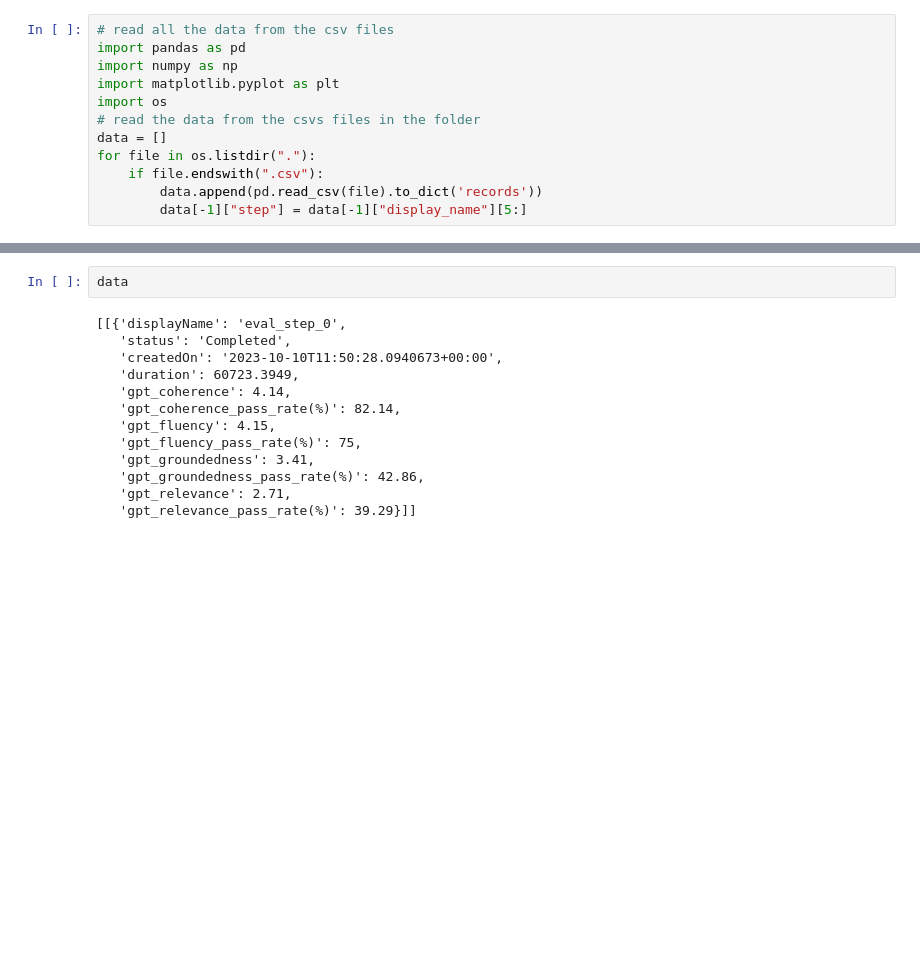
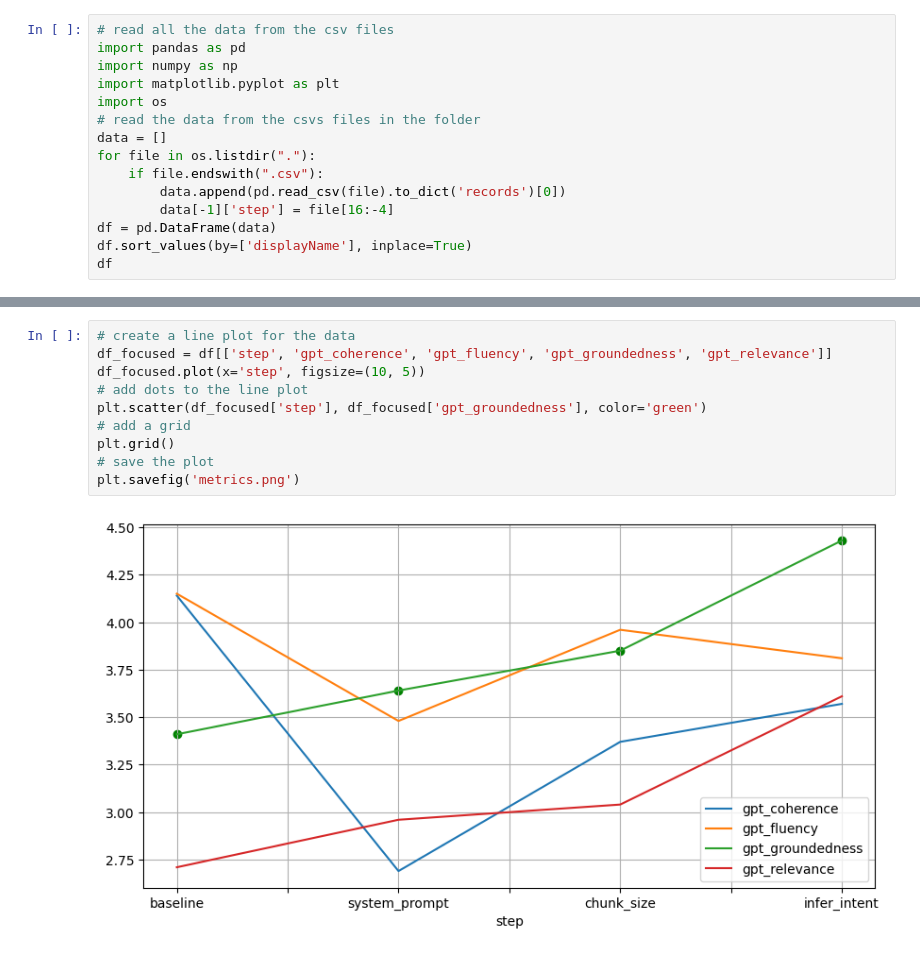
Before and after one commit to bstollnitz/rag-promptflow, a Jupyter notebook: data/eval/stats.ipynb, the cells around one changed output, grey strips where cells are left out. Drawn from its saved outputs; the diff is of its cells as text; blank space fills up the shorter version.

```diff
--- a/data/eval/stats.ipynb
+++ b/data/eval/stats.ipynb
@@ -8,6 +8,9 @@ import os
 data = []
 for file in os.listdir("."):
     if file.endswith(".csv"):
-        data.append(pd.read_csv(file).to_dict('records'))
-        data[-1]["step"] = data[-1]["display_name"][5:]
+        data.append(pd.read_csv(file).to_dict('records')[0])
+        data[-1]['step'] = file[16:-4]
+df = pd.DataFrame(data)
+df.sort_values(by=['displayName'], inplace=True)
+df
 # %% [output]
@@ -15,15 +22,12 @@ TypeError: list indices must be integers or slices, not str
-# %%
-data
-# %% [output]
-[[{'displayName': 'eval_step_0',
-   'status': 'Completed',
-   'createdOn': '2023-10-10T11:50:28.0940673+00:00',
-   'duration': 60723.3949,
-   'gpt_coherence': 4.14,
-   'gpt_coherence_pass_rate(%)': 82.14,
-   'gpt_fluency': 4.15,
-   'gpt_fluency_pass_rate(%)': 75,
-   'gpt_groundedness': 3.41,
-   'gpt_groundedness_pass_rate(%)': 42.86,
-   'gpt_relevance': 2.71,
-   'gpt_relevance_pass_rate(%)': 39.29}]]
+# %%
+# create a line plot for the data
+df_focused = df[['step', 'gpt_coherence', 'gpt_fluency', 'gpt_groundedness', 'gpt_relevance']]
+df_focused.plot(x='step', figsize=(10, 5))
+# add dots to the line plot
+plt.scatter(df_focused['step'], df_focused['gpt_groundedness'], color='green')
+# add a grid
+plt.grid()
+# save the plot
+plt.savefig('metrics.png')
+# %% [output]
+[figure, added]
```
Also changed, not shown: parts of 1 cell of this notebook, 1 other file.
